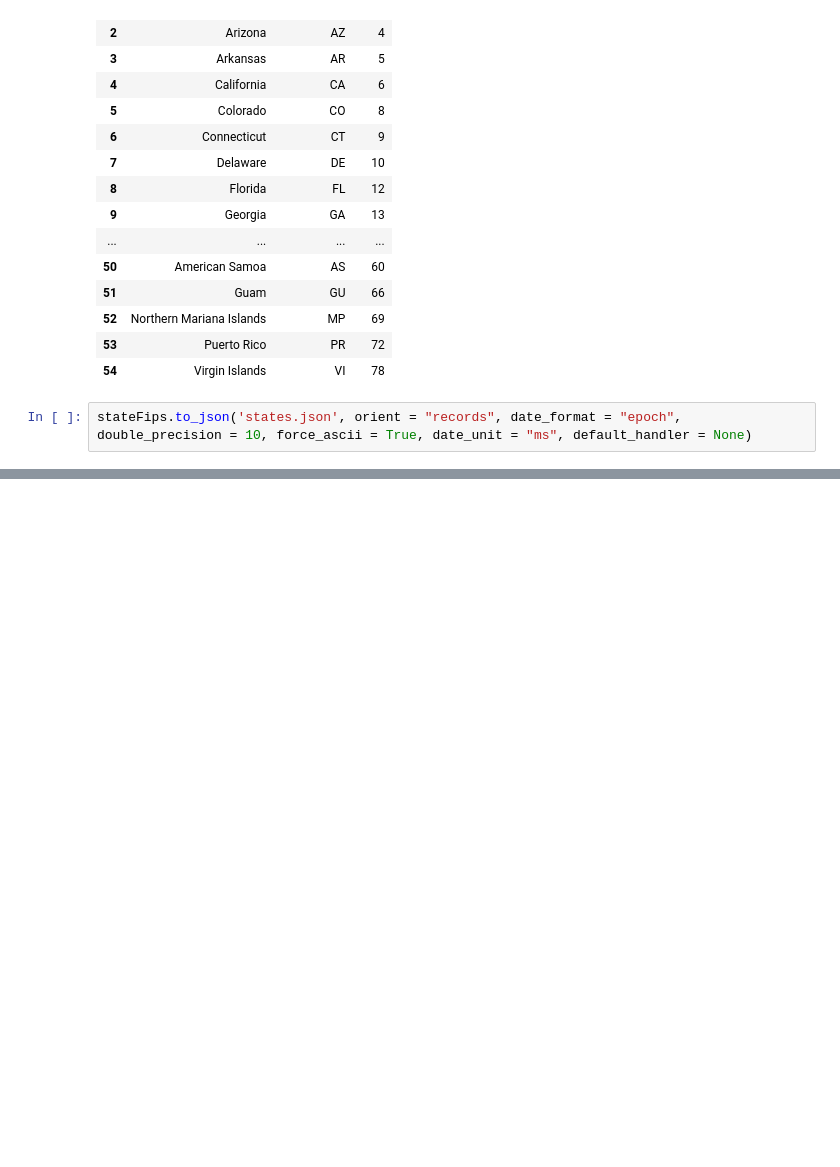
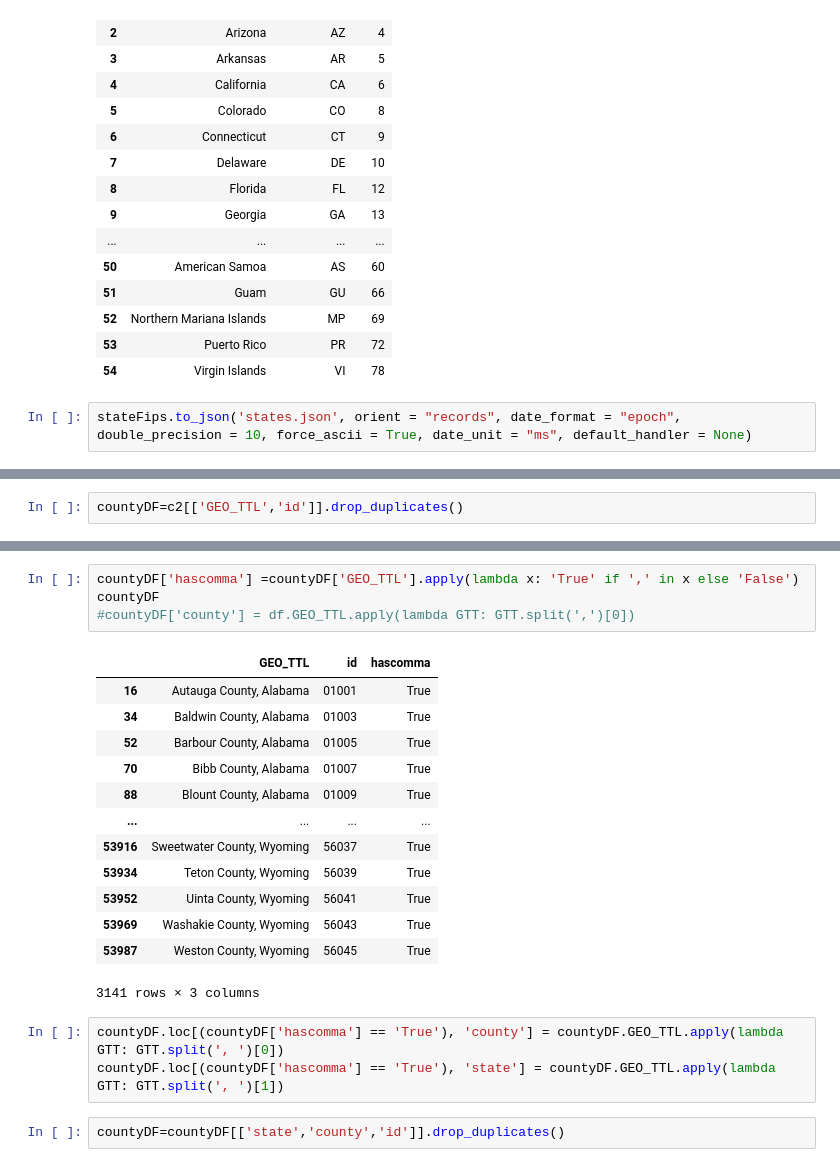
Before and after one commit to ModelEarth/community, a Jupyter notebook: info/data/data_collection.ipynb, the cells around one changed output, grey strips where cells are left out. Drawn from its saved outputs; the diff is of its cells as text; blank space fills up the shorter version.

```diff
--- a/info/data/data_collection.ipynb
+++ b/info/data/data_collection.ipynb
@@ -439,0 +442,2 @@ stateFips.to_json('states.json', orient = "records", date_format = "epoch", doub
+# %%
+countyDF=c2[['GEO_TTL','id']].drop_duplicates()
@@ -439,0 +460,23 @@ stateFips.to_json('states.json', orient = "records", date_format = "epoch", doub
+# %%
+countyDF['hascomma'] =countyDF['GEO_TTL'].apply(lambda x: 'True' if ',' in x else 'False')
+countyDF
+#countyDF['county'] = df.GEO_TTL.apply(lambda GTT: GTT.split(',')[0])
+# %% [output]
+|  | GEO_TTL | id | hascomma |
+| 16 | Autauga County, Alabama | 01001 | True |
+| 34 | Baldwin County, Alabama | 01003 | True |
+| 52 | Barbour County, Alabama | 01005 | True |
+| 70 | Bibb County, Alabama | 01007 | True |
+| 88 | Blount County, Alabama | 01009 | True |
+| ... | ... | ... | ... |
+| 53916 | Sweetwater County, Wyoming | 56037 | True |
+| 53934 | Teton County, Wyoming | 56039 | True |
+| 53952 | Uinta County, Wyoming | 56041 | True |
+| 53969 | Washakie County, Wyoming | 56043 | True |
+| 53987 | Weston County, Wyoming | 56045 | True |
+3141 rows × 3 columns
+# %%
+countyDF.loc[(countyDF['hascomma'] == 'True'), 'county'] = countyDF.GEO_TTL.apply(lambda GTT: GTT.split(', ')[0])
+countyDF.loc[(countyDF['hascomma'] == 'True'), 'state'] = countyDF.GEO_TTL.apply(lambda GTT: GTT.split(', ')[1])
+# %%
+countyDF=countyDF[['state','county','id']].drop_duplicates()
```
Also changed, not shown: parts of 8 cells of this notebook, 4 other files.
